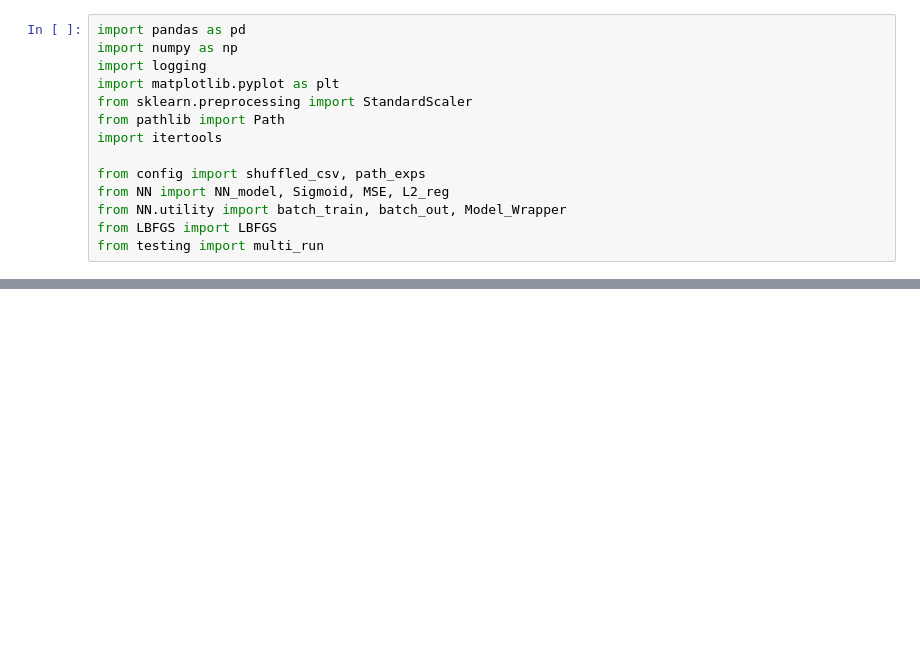
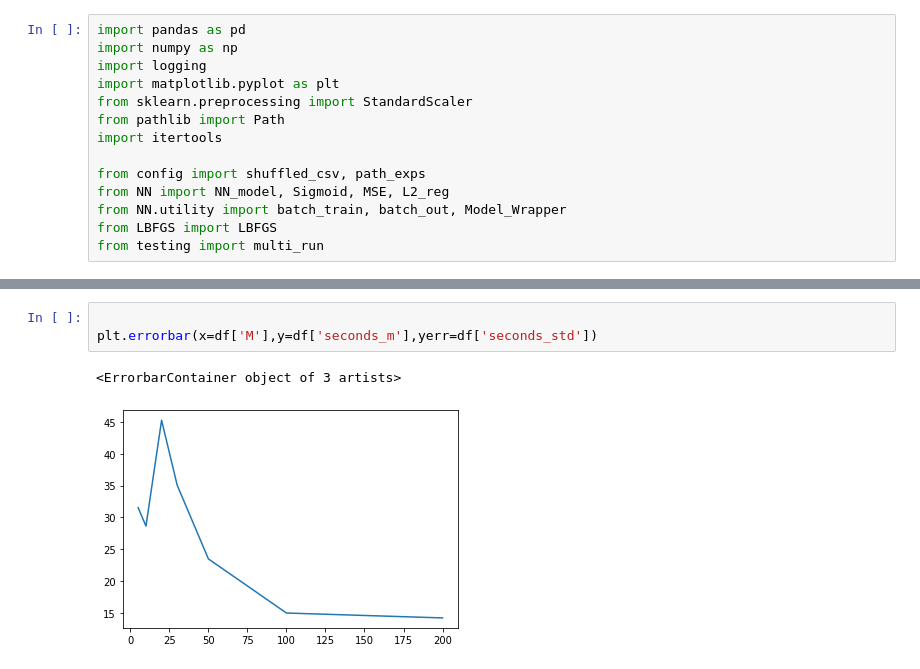
Before and after one commit to michelebersani/ComputationalMathematics, a Jupyter notebook: experiment.ipynb, the cells around one changed output, grey strips where cells are left out. Cells and saved outputs as stored; diff of their text form; blank space fills up the shorter version.

```diff
--- a/experiment.ipynb
+++ b/experiment.ipynb
@@ -104,0 +160,6 @@ Text(33.0, 0.5, 'm1')
+# %%
+
+plt.errorbar(x=df['M'],y=df['seconds_m'],yerr=df['seconds_std'])
+# %% [output]
+<ErrorbarContainer object of 3 artists>
+[figure, added]
```
Also changed, not shown: parts of 7 cells of this notebook, 2 other files.
